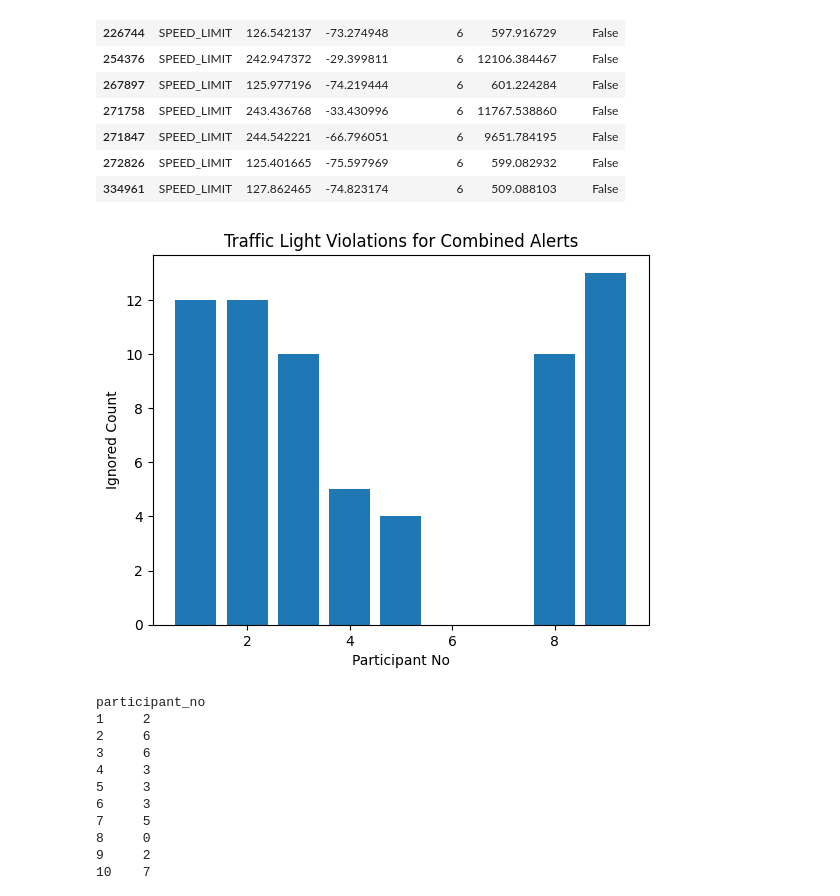
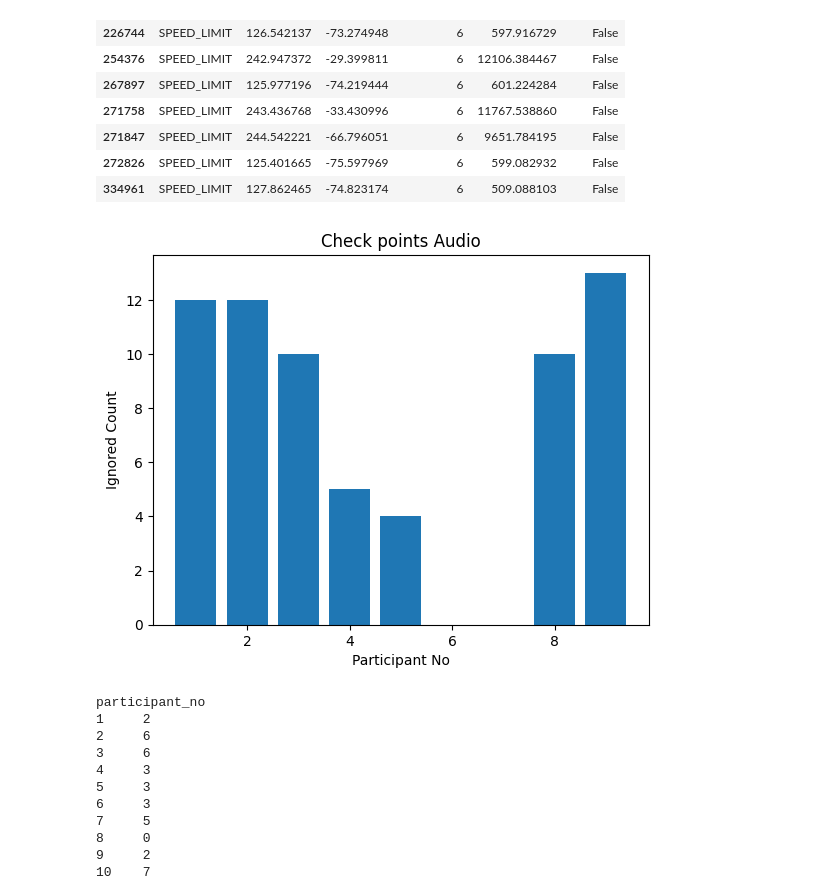
Before and after one commit to KeirAAAlcantara/SimAnalysis, a Jupyter notebook: Sim_Analysis.ipynb, the cells around one changed output. Cells and saved outputs as stored; diff of their text form; code cells hidden in the pictures.

```diff
--- a/Sim_Analysis.ipynb
+++ b/Sim_Analysis.ipynb
@@ -1070,13 +882,13 @@ df_phase2.loc[
 # %%
 plt.bar(area2.index, area2.values)
 
 plt.xlabel("Participant No")
 plt.ylabel("Ignored Count")
-plt.title("Traffic Light Violations for Combined Alerts")
+plt.title("Check points Audio")
 
 plt.show()
 # %% [output]
-[figure, old version]
+[figure, new version]
 # %%
 violations_light = df_phase3["event"].str.contains("RED_LIGHT_VIOLATION", na=False)
 
```
Also changed, not shown: parts of 34 cells of this notebook, 1 other file.
